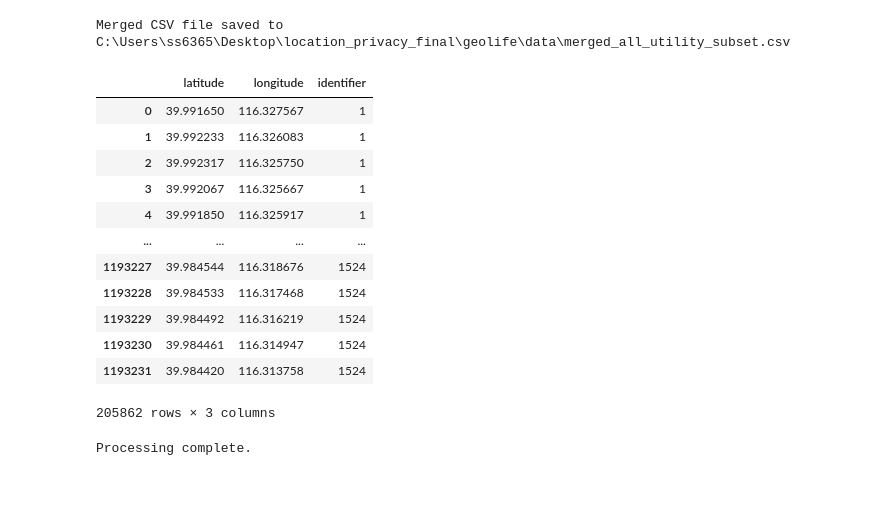
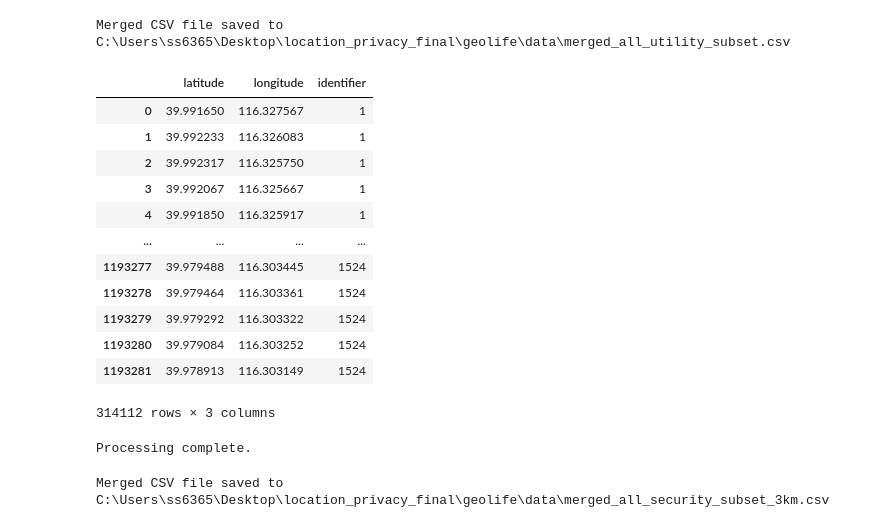
Before and after one commit to shafizurRseeam/location_privacy, a Jupyter notebook: data_preprocess/geolife_preprocess.ipynb, the cells around one changed output. Saved outputs shown, nothing was run; the diff lists cells and outputs as text; code cells hidden in the pictures; blank space fills up the shorter version.

```diff
--- a/data_preprocess/geolife_preprocess.ipynb
+++ b/data_preprocess/geolife_preprocess.ipynb
@@ -377,40 +377,40 @@ def haversine(lat1, lon1, lat2, lon2):
     distance = R * c
     return distance
 
 def find_square_boundaries(lat, lon, distance_km):
     # Approximate conversions
     delta_lat = distance_km / 111  # 111 km per degree of latitude
     delta_lon = distance_km / (111 * np.cos(np.radians(lat)))  # Adjust for longitude
     return lat - delta_lat, lat + delta_lat, lon - delta_lon, lon + delta_lon
 
 
 # Calculate the median (or mean) latitude and longitude
 central_lat = df['latitude'].median()
 central_lon = df['longitude'].median()
 
 
 # Define the square region boundaries
-lat_min, lat_max, lon_min, lon_max = find_square_boundaries(central_lat, central_lon, 2)
+lat_min, lat_max, lon_min, lon_max = find_square_boundaries(central_lat, central_lon, 3)
 
 # Filter the DataFrame for points within the 1 km square
 df_limit = df[(df['latitude'] >= lat_min) & (df['latitude'] <= lat_max) &
                (df['longitude'] >= lon_min) & (df['longitude'] <= lon_max)]
 
 df_limit
 # %% [output]
 |  | latitude | longitude | identifier |
 | 0 | 39.991650 | 116.327567 | 1 |
 | 1 | 39.992233 | 116.326083 | 1 |
 | 2 | 39.992317 | 116.325750 | 1 |
 | 3 | 39.992067 | 116.325667 | 1 |
 | 4 | 39.991850 | 116.325917 | 1 |
 | ... | ... | ... | ... |
-| 1193227 | 39.984544 | 116.318676 | 1524 |
-| 1193228 | 39.984533 | 116.317468 | 1524 |
-| 1193229 | 39.984492 | 116.316219 | 1524 |
-| 1193230 | 39.984461 | 116.314947 | 1524 |
-| 1193231 | 39.984420 | 116.313758 | 1524 |
+| 1193277 | 39.979488 | 116.303445 | 1524 |
+| 1193278 | 39.979464 | 116.303361 | 1524 |
+| 1193279 | 39.979292 | 116.303322 | 1524 |
+| 1193280 | 39.979084 | 116.303252 | 1524 |
+| 1193281 | 39.978913 | 116.303149 | 1524 |
-205862 rows × 3 columns
+314112 rows × 3 columns
 # %%
 # Horizontal_check = haversine(df_limit['latitude'].min(), df_limit['longitude'].min(), df_limit['latitude'].min(), df_limit['longitude'].max())
 # Horizontal_check
@@ -465,3 +465,41 @@ for csv_file in glob.glob(os.path.join(input_directory, '*.csv')):
 print("Processing complete.")
 # %% [output]
 Processing complete.
+# %%
+import os
+import pandas as pd
+
+
+# Input directory containing CSV files
+input_directory = 'C:\\Users\\ss6365\\Desktop\\location_privacy_final\\geolife\\data\\security'
+
+# Output directory where the merged CSV file will be saved
+output_directory = 'C:\\Users\\ss6365\\Desktop\\location_privacy_final\\geolife\\data'
+
+
+
+# # List of important columns to keep
+important_columns = ['identifier', 'longitude', 'latitude']  # Replace with your column names
+
+# # Create a list to store dataframes from individual CSV files
+dataframes = []
+
+# # Iterate through CSV files in the input directory
+for filename in os.listdir(input_directory):
+    if filename.endswith('.csv'):
+        file_path = os.path.join(input_directory, filename)
+        df = pd.read_csv(file_path, usecols=important_columns)
+        dataframes.append(df)
+
+# # Concatenate dataframes vertically (along rows)
+merged_df = pd.concat(dataframes, ignore_index=True)
+
+# # Output file path for the merged CSV file
+output_file_path = os.path.join(output_directory, 'merged_all_security_subset_3km.csv')
+
+# # Save the merged dataframe to a CSV file
+merged_df.to_csv(output_file_path, index=False)
+
+print(f"Merged CSV file saved to {output_file_path}")
+# %% [output]
+Merged CSV file saved to C:\Users\ss6365\Desktop\location_privacy_final\geolife\data\merged_all_security_subset_3km.csv
```
Also changed, not shown: parts of 3 cells of this notebook, 3 other files.
